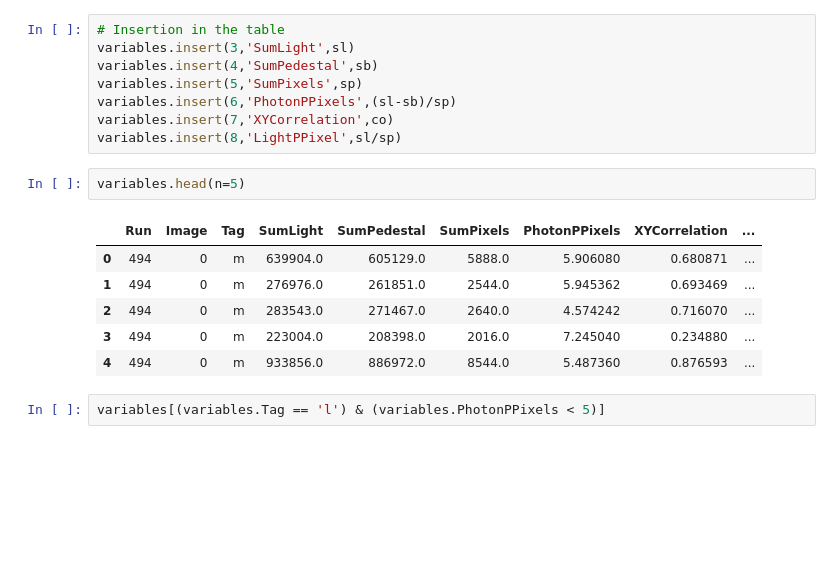
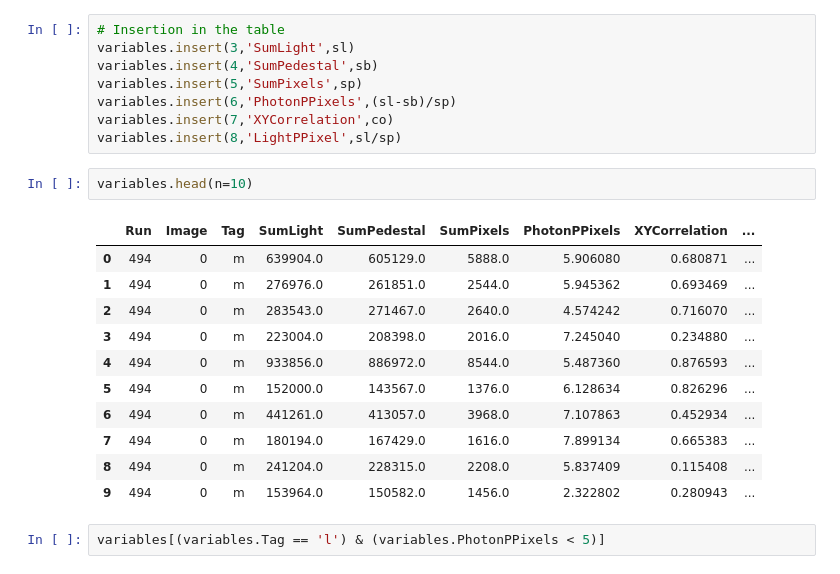
Before and after one commit to igorabritta/cygno, a Jupyter notebook: CreateVariables.ipynb, the cells around one changed output. Saved outputs shown, nothing was run; the diff lists cells and outputs as text; blank space fills up the shorter version.

```diff
--- a/CreateVariables.ipynb
+++ b/CreateVariables.ipynb
@@ -99,14 +100,19 @@ variables.insert(6,'PhotonPPixels',(sl-sb)/sp)
 variables.insert(7,'XYCorrelation',co)
 variables.insert(8,'LightPPixel',sl/sp)
 # %%
-variables.head(n=5)
+variables.head(n=10)
 # %% [output]
 |  | Run | Image | Tag | SumLight | SumPedestal | SumPixels | PhotonPPixels | XYCorrelation | ... |
 | 0 | 494 | 0 | m | 639904.0 | 605129.0 | 5888.0 | 5.906080 | 0.680871 | ... |
 | 1 | 494 | 0 | m | 276976.0 | 261851.0 | 2544.0 | 5.945362 | 0.693469 | ... |
 | 2 | 494 | 0 | m | 283543.0 | 271467.0 | 2640.0 | 4.574242 | 0.716070 | ... |
 | 3 | 494 | 0 | m | 223004.0 | 208398.0 | 2016.0 | 7.245040 | 0.234880 | ... |
 | 4 | 494 | 0 | m | 933856.0 | 886972.0 | 8544.0 | 5.487360 | 0.876593 | ... |
+| 5 | 494 | 0 | m | 152000.0 | 143567.0 | 1376.0 | 6.128634 | 0.826296 | ... |
+| 6 | 494 | 0 | m | 441261.0 | 413057.0 | 3968.0 | 7.107863 | 0.452934 | ... |
+| 7 | 494 | 0 | m | 180194.0 | 167429.0 | 1616.0 | 7.899134 | 0.665383 | ... |
+| 8 | 494 | 0 | m | 241204.0 | 228315.0 | 2208.0 | 5.837409 | 0.115408 | ... |
+| 9 | 494 | 0 | m | 153964.0 | 150582.0 | 1456.0 | 2.322802 | 0.280943 | ... |
 # %%
 variables[(variables.Tag == 'l') & (variables.PhotonPPixels < 5)]
 # %% [output]
```
Also changed, not shown: parts of 13 cells of this notebook, 1 other file.
